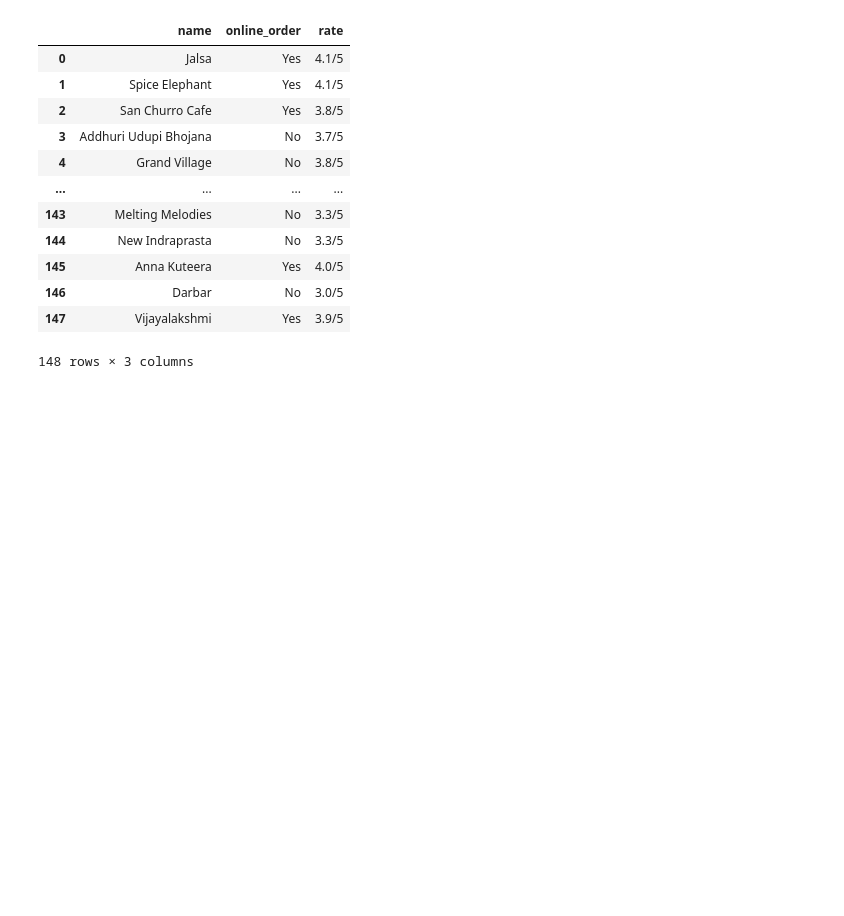
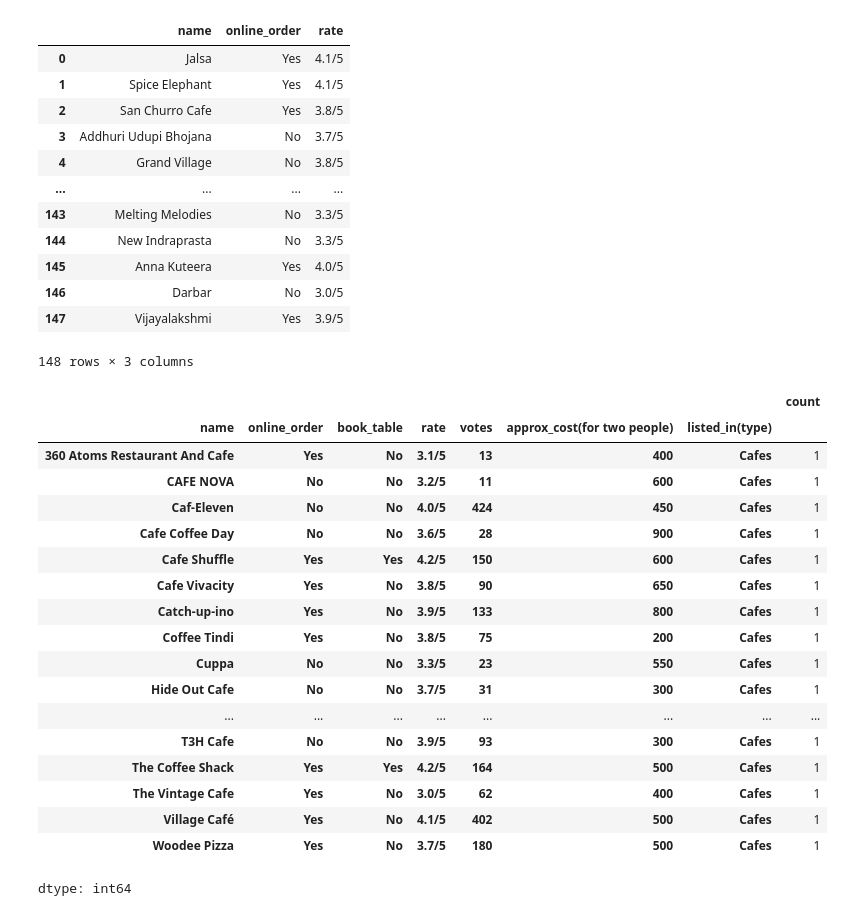
Before and after one commit to Codebyjanhvi/Data_Analysis_-Projects, a Jupyter notebook: Zomato_Pandas_.ipynb, the cells around one changed output. Drawn from its saved outputs; the diff is of its cells as text; code cells hidden in the pictures; blank space fills up the shorter version.

```diff
--- a/Zomato_Pandas_.ipynb
+++ b/Zomato_Pandas_.ipynb
@@ -105,3 +105,26 @@ df[['name','online_order','rate']]  #To Get Multiple Colums
 | 146 | Darbar | No | 3.0/5 |
 | 147 | Vijayalakshmi | Yes | 3.9/5 |
 148 rows × 3 columns
+# %%
+df_type = df[df['listed_in(type)']== 'Cafes']
+df_type.value_counts()
+# %% [output]
+|  |  |  |  |  |  |  | count |
+| name | online_order | book_table | rate | votes | approx_cost(for two people) | listed_in(type) |  |
+| 360 Atoms Restaurant And Cafe | Yes | No | 3.1/5 | 13 | 400 | Cafes | 1 |
+| CAFE NOVA | No | No | 3.2/5 | 11 | 600 | Cafes | 1 |
+| Caf-Eleven | No | No | 4.0/5 | 424 | 450 | Cafes | 1 |
+| Cafe Coffee Day | No | No | 3.6/5 | 28 | 900 | Cafes | 1 |
+| Cafe Shuffle | Yes | Yes | 4.2/5 | 150 | 600 | Cafes | 1 |
+| Cafe Vivacity | Yes | No | 3.8/5 | 90 | 650 | Cafes | 1 |
+| Catch-up-ino | Yes | No | 3.9/5 | 133 | 800 | Cafes | 1 |
+| Coffee Tindi | Yes | No | 3.8/5 | 75 | 200 | Cafes | 1 |
+| Cuppa | No | No | 3.3/5 | 23 | 550 | Cafes | 1 |
+| Hide Out Cafe | No | No | 3.7/5 | 31 | 300 | Cafes | 1 |
+| ... | ... | ... | ... | ... | ... | ... | ... |
+| T3H Cafe | No | No | 3.9/5 | 93 | 300 | Cafes | 1 |
+| The Coffee Shack | Yes | Yes | 4.2/5 | 164 | 500 | Cafes | 1 |
+| The Vintage Cafe | Yes | No | 3.0/5 | 62 | 400 | Cafes | 1 |
+| Village Café | Yes | No | 4.1/5 | 402 | 500 | Cafes | 1 |
+| Woodee Pizza | Yes | No | 3.7/5 | 180 | 500 | Cafes | 1 |
+dtype: int64
```
